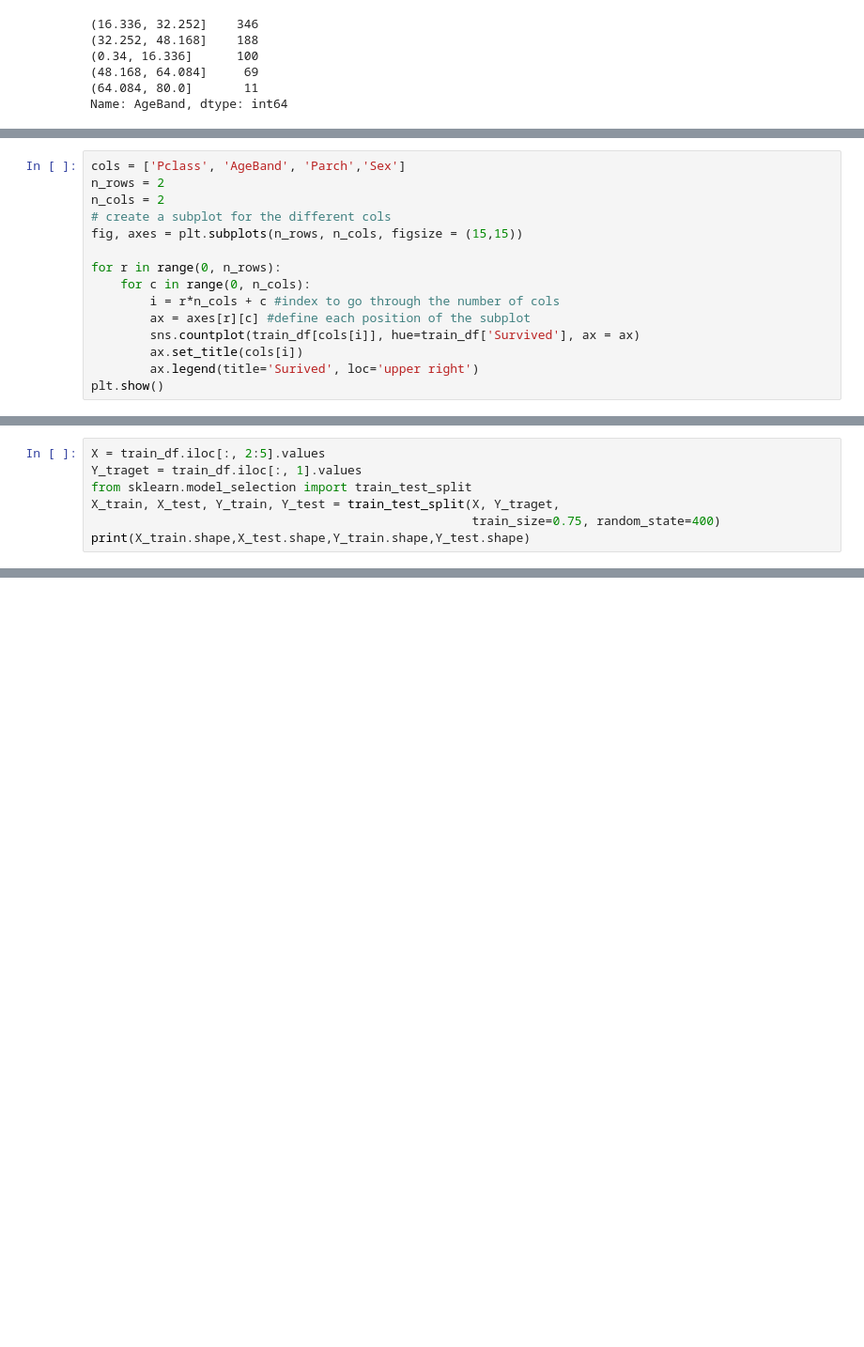
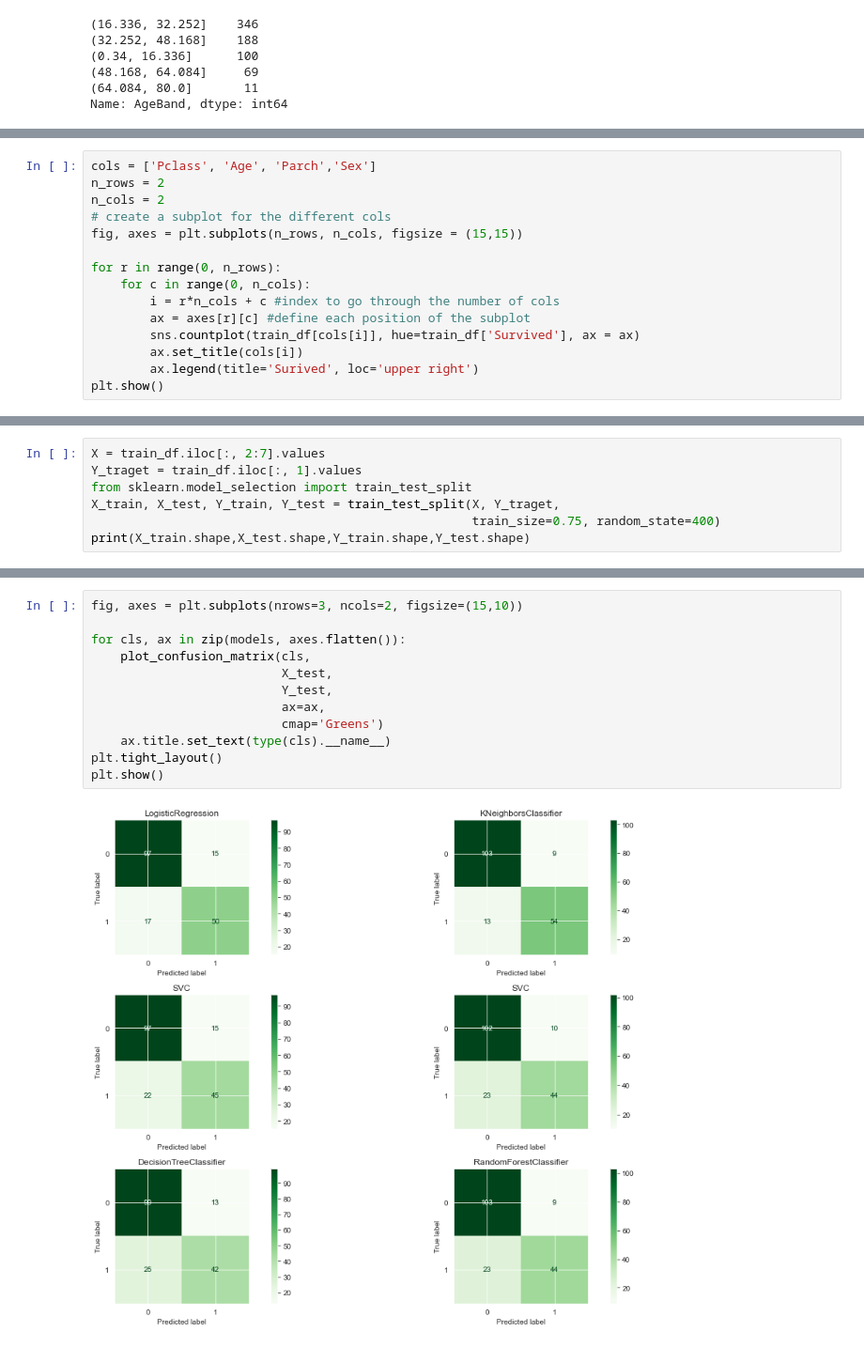
Before and after one commit to GregorMilliganUoN/Titanic_Exploration, a Jupyter notebook: Titanic ML.ipynb, the cells around one changed output, grey strips where cells are left out. Shown at 94% size. Drawn from its saved outputs; the diff is of its cells as text; blank space fills up the shorter version.

```diff
--- a/Titanic ML.ipynb
+++ b/Titanic ML.ipynb
@@ -221,5 +251,5 @@ train_df.groupby('Sex').mean()
 # %%
-cols = ['Pclass', 'AgeBand', 'Parch','Sex']
+cols = ['Pclass', 'Age', 'Parch','Sex']
 n_rows = 2
 n_cols = 2
 # create a subplot for the different cols
@@ -247,5 +292,5 @@ train_df.pivot_table('Survived', index='Sex', columns='Pclass').plot()
 # %%
-X = train_df.iloc[:, 2:5].values
+X = train_df.iloc[:, 2:7].values
 Y_traget = train_df.iloc[:, 1].values
 from sklearn.model_selection import train_test_split
 X_train, X_test, Y_train, Y_test = train_test_split(X, Y_traget,
@@ -370,0 +419,14 @@ X
+# %%
+fig, axes = plt.subplots(nrows=3, ncols=2, figsize=(15,10))
+
+for cls, ax in zip(models, axes.flatten()):
+    plot_confusion_matrix(cls,
+                          X_test,
+                          Y_test,
+                          ax=ax,
+                          cmap='Greens')
+    ax.title.set_text(type(cls).__name__)
+plt.tight_layout()
+plt.show()
+# %% [output]
+[figure, added]
```
Also changed, not shown: parts of 47 cells of this notebook.
